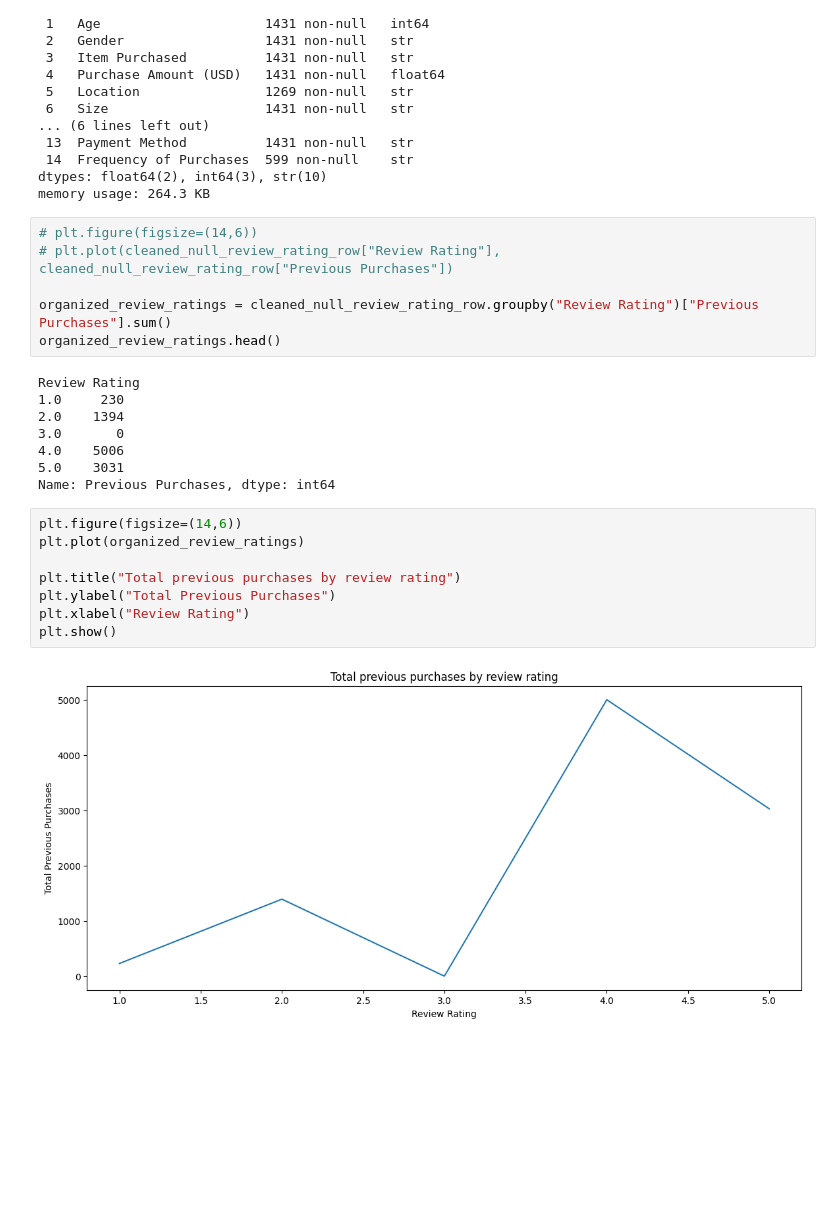
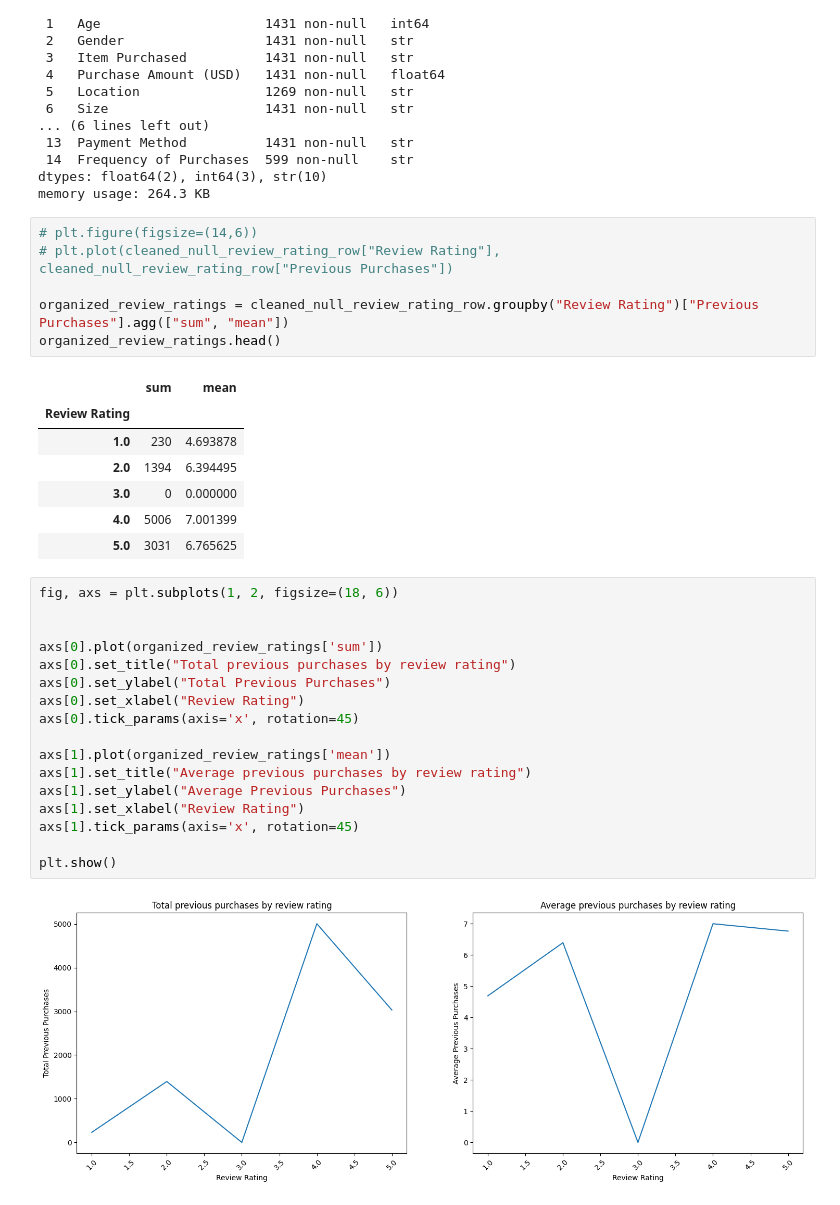
Before and after one commit to Reggie-Amedee-Tech/shopping-behavior, a Jupyter notebook: explore.ipynb, the cells around one changed output. Drawn from its saved outputs; the diff is of its cells as text; blank space fills up the shorter version.

```diff
--- a/explore.ipynb
+++ b/explore.ipynb
@@ -202,23 +199,32 @@ memory usage: 264.3 KB
 # plt.figure(figsize=(14,6))
 # plt.plot(cleaned_null_review_rating_row["Review Rating"], cleaned_null_review_rating_row["Previous Purchases"])
 
-organized_review_ratings = cleaned_null_review_rating_row.groupby("Review Rating")["Previous Purchases"].sum()
+organized_review_ratings = cleaned_null_review_rating_row.groupby("Review Rating")["Previous Purchases"].agg(["sum", "mean"])
 organized_review_ratings.head()
 # %% [output]
-Review Rating
-1.0     230
-2.0    1394
-3.0       0
-4.0    5006
-5.0    3031
-Name: Previous Purchases, dtype: int64
+|  | sum | mean |
+| Review Rating |  |  |
+| 1.0 | 230 | 4.693878 |
+| 2.0 | 1394 | 6.394495 |
+| 3.0 | 0 | 0.000000 |
+| 4.0 | 5006 | 7.001399 |
+| 5.0 | 3031 | 6.765625 |
 # %%
-plt.figure(figsize=(14,6))
-plt.plot(organized_review_ratings)
+fig, axs = plt.subplots(1, 2, figsize=(18, 6))
 
-plt.title("Total previous purchases by review rating")
-plt.ylabel("Total Previous Purchases")
-plt.xlabel("Review Rating")
+
+axs[0].plot(organized_review_ratings['sum'])
+axs[0].set_title("Total previous purchases by review rating")
+axs[0].set_ylabel("Total Previous Purchases")
+axs[0].set_xlabel("Review Rating")
+axs[0].tick_params(axis='x', rotation=45)
+
+axs[1].plot(organized_review_ratings['mean'])
+axs[1].set_title("Average previous purchases by review rating")
+axs[1].set_ylabel("Average Previous Purchases")
+axs[1].set_xlabel("Review Rating")
+axs[1].tick_params(axis='x', rotation=45)
+
 plt.show()
 # %% [output]
-[figure, old version]
+[figure, new version]
```
Also changed, not shown: parts of 4 cells of this notebook.
